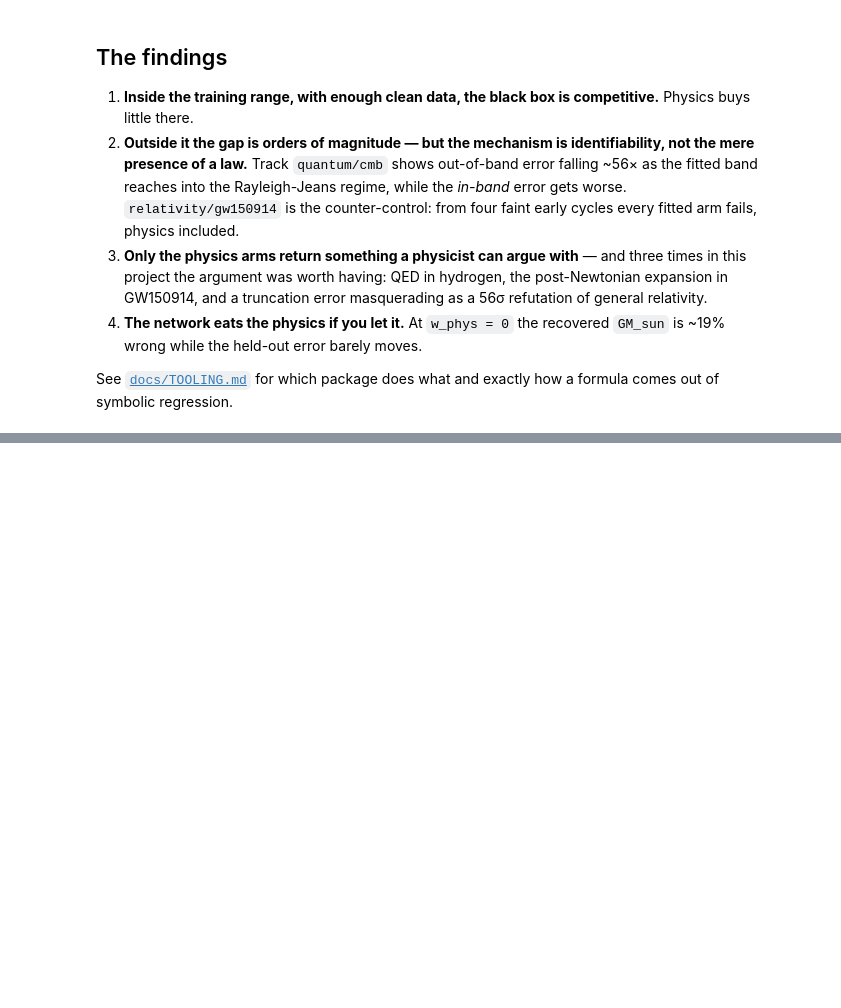
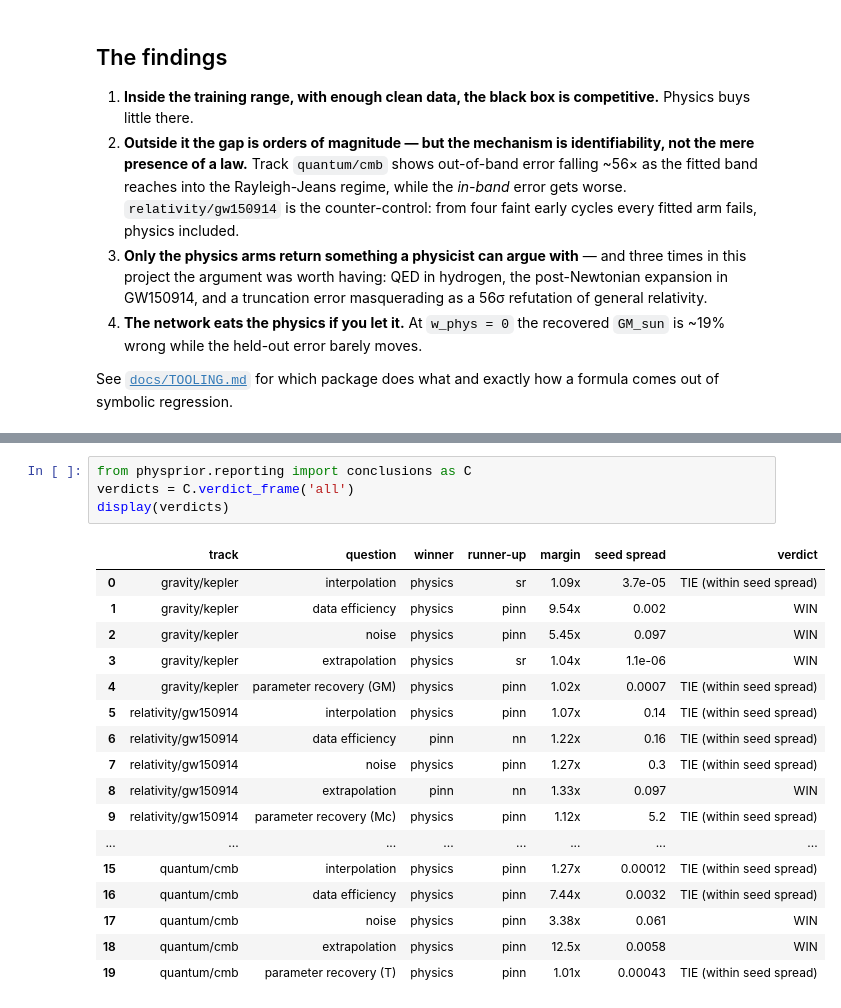
Before and after one commit to drorjac/physics-prior, a Jupyter notebook: notebooks/00_overview.ipynb, the cells around one changed output, grey strips where cells are left out. Saved outputs shown, nothing was run; the diff lists cells and outputs as text; blank space fills up the shorter version.

```diff
--- a/notebooks/00_overview.ipynb
+++ b/notebooks/00_overview.ipynb
@@ -131,0 +141,22 @@ exactly how a formula comes out of symbolic regression.
+# %%
+from physprior.reporting import conclusions as C
+verdicts = C.verdict_frame('all')
+display(verdicts)
+# %% [output]
+|  | track | question | winner | runner-up | margin | seed spread | verdict |
+| 0 | gravity/kepler | interpolation | physics | sr | 1.09x | 3.7e-05 | TIE (within seed spread) |
+| 1 | gravity/kepler | data efficiency | physics | pinn | 9.54x | 0.002 | WIN |
+| 2 | gravity/kepler | noise | physics | pinn | 5.45x | 0.097 | WIN |
+| 3 | gravity/kepler | extrapolation | physics | sr | 1.04x | 1.1e-06 | WIN |
+| 4 | gravity/kepler | parameter recovery (GM) | physics | pinn | 1.02x | 0.0007 | TIE (within seed spread) |
+| 5 | relativity/gw150914 | interpolation | physics | pinn | 1.07x | 0.14 | TIE (within seed spread) |
+| 6 | relativity/gw150914 | data efficiency | pinn | nn | 1.22x | 0.16 | TIE (within seed spread) |
+| 7 | relativity/gw150914 | noise | physics | pinn | 1.27x | 0.3 | TIE (within seed spread) |
+| 8 | relativity/gw150914 | extrapolation | pinn | nn | 1.33x | 0.097 | WIN |
+| 9 | relativity/gw150914 | parameter recovery (Mc) | physics | pinn | 1.12x | 5.2 | TIE (within seed spread) |
+| ... | ... | ... | ... | ... | ... | ... | ... |
+| 15 | quantum/cmb | interpolation | physics | pinn | 1.27x | 0.00012 | TIE (within seed spread) |
+| 16 | quantum/cmb | data efficiency | physics | pinn | 7.44x | 0.0032 | TIE (within seed spread) |
+| 17 | quantum/cmb | noise | physics | pinn | 3.38x | 0.061 | WIN |
+| 18 | quantum/cmb | extrapolation | physics | pinn | 12.5x | 0.0058 | WIN |
+| 19 | quantum/cmb | parameter recovery (T) | physics | pinn | 1.01x | 0.00043 | TIE (within seed spread) |
```
Also changed, not shown: parts of 3 cells of this notebook, 8 other files.
